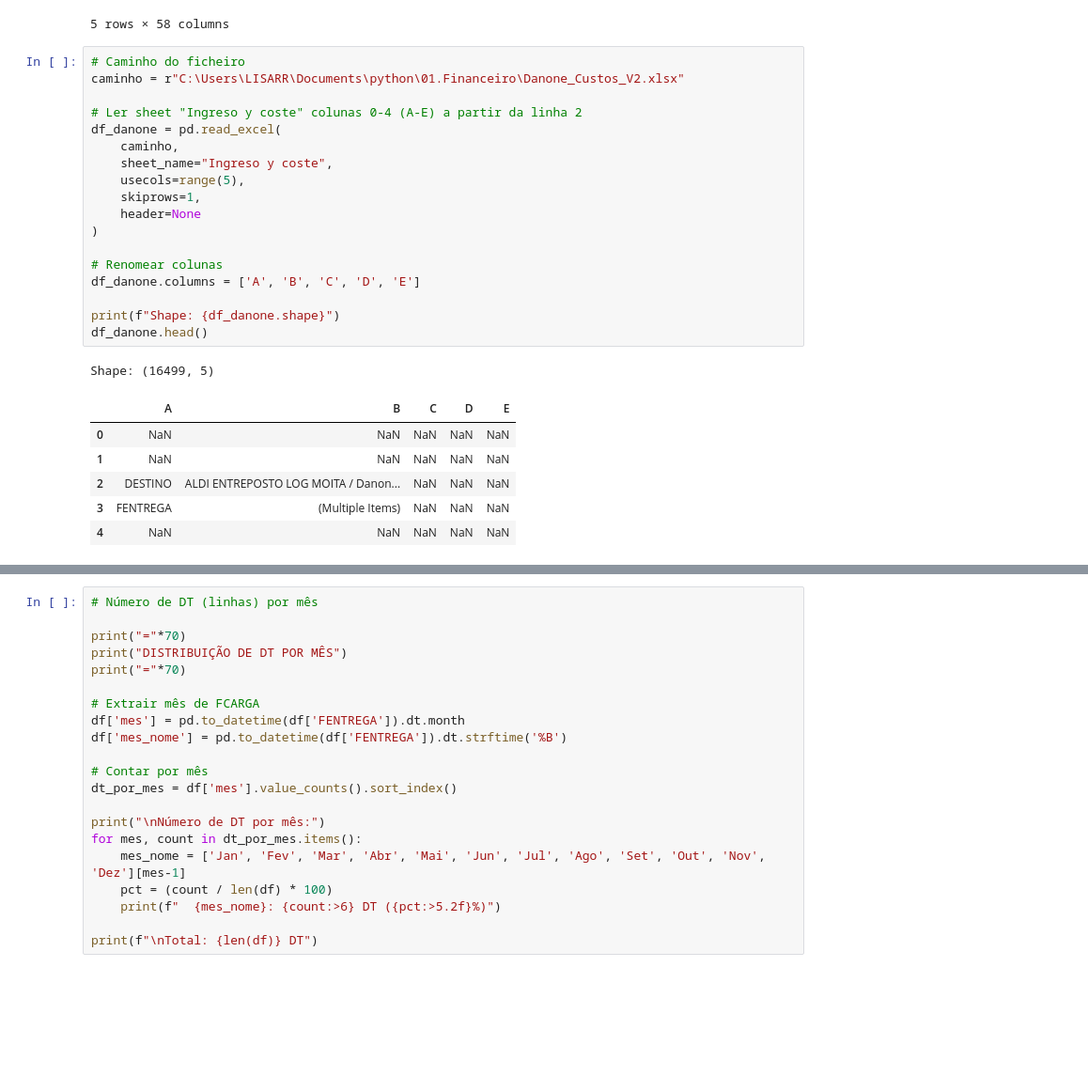
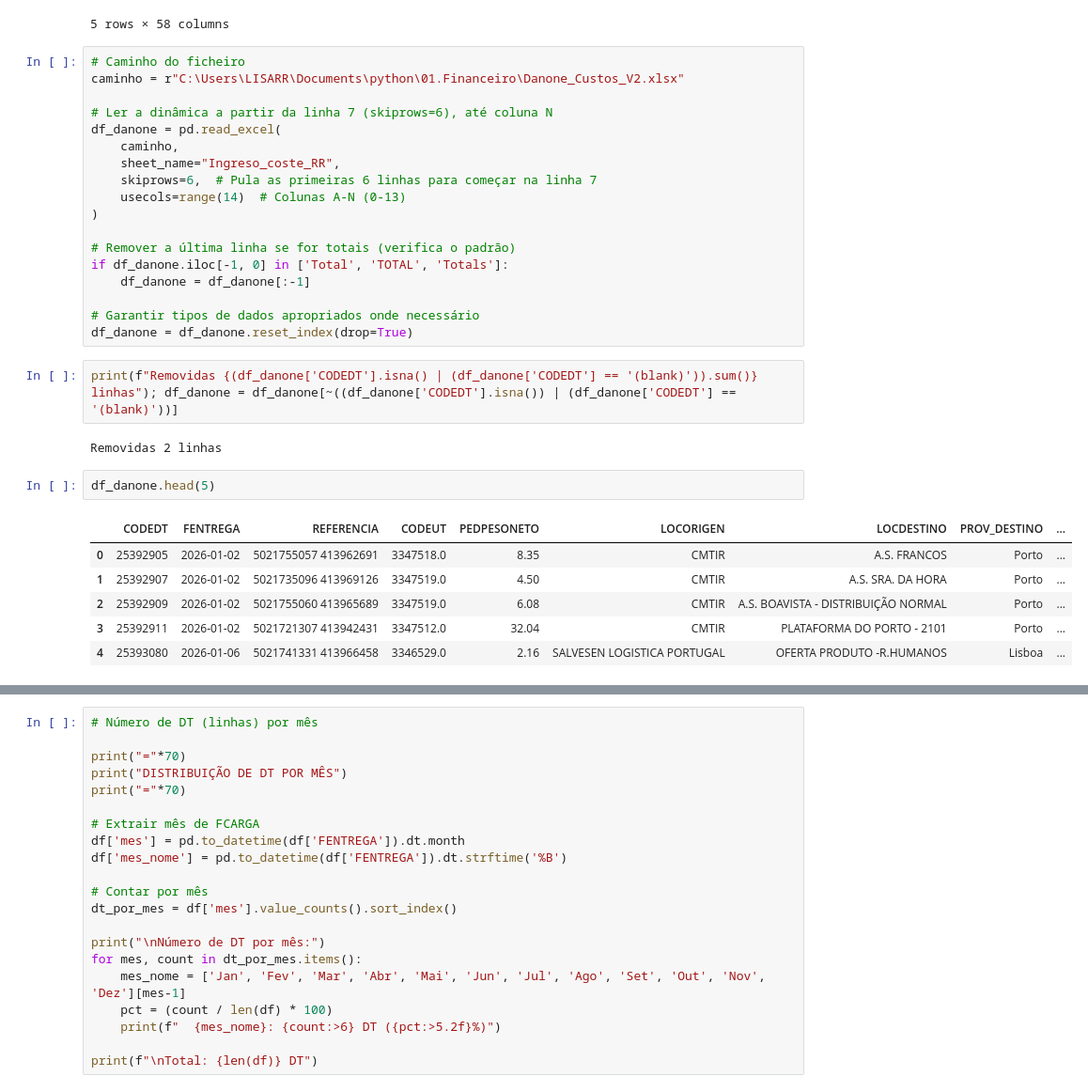
Before and after one commit to ruben-filipe-rocha/Salvesen, a Jupyter notebook: 02.Finance/01_Fin_PBI_inform_27_v2.ipynb, the cells around one changed output, grey strips where cells are left out. Shown at 94% size. Drawn from its saved outputs; the diff is of its cells as text; blank space fills up the shorter version.

```diff
--- a/02.Finance/01_Fin_PBI_inform_27_v2.ipynb
+++ b/02.Finance/01_Fin_PBI_inform_27_v2.ipynb
@@ -90,25 +90,30 @@ dtype: int64
 # Caminho do ficheiro
 caminho = r"C:\Users\LISARR\Documents\python\01.Financeiro\Danone_Custos_V2.xlsx"
 
-# Ler sheet "Ingreso y coste" colunas 0-4 (A-E) a partir da linha 2
+# Ler a dinâmica a partir da linha 7 (skiprows=6), até coluna N
 df_danone = pd.read_excel(
     caminho,
-    sheet_name="Ingreso y coste",
-    usecols=range(5),
-    skiprows=1,
-    header=None
+    sheet_name="Ingreso_coste_RR",
+    skiprows=6,  # Pula as primeiras 6 linhas para começar na linha 7
+    usecols=range(14)  # Colunas A-N (0-13)
 )
 
-# Renomear colunas
-df_danone.columns = ['A', 'B', 'C', 'D', 'E']
+# Remover a última linha se for totais (verifica o padrão)
+if df_danone.iloc[-1, 0] in ['Total', 'TOTAL', 'Totals']:
+    df_danone = df_danone[:-1]
 
-print(f"Shape: {df_danone.shape}")
-df_danone.head()
+# Garantir tipos de dados apropriados onde necessário
+df_danone = df_danone.reset_index(drop=True)
-# %% [output]
-Shape: (16499, 5)
-|  | A | B | C | D | E |
-| 0 | NaN | NaN | NaN | NaN | NaN |
-| 1 | NaN | NaN | NaN | NaN | NaN |
-| 2 | DESTINO | ALDI ENTREPOSTO LOG MOITA / Danon... | NaN | NaN | NaN |
-| 3 | FENTREGA | (Multiple Items) | NaN | NaN | NaN |
-| 4 | NaN | NaN | NaN | NaN | NaN |
+# %%
+print(f"Removidas {(df_danone['CODEDT'].isna() | (df_danone['CODEDT'] == '(blank)')).sum()} linhas"); df_danone = df_danone[~((df_danone['CODEDT'].isna()) | (df_danone['CODEDT'] == '(blank)'))]
+# %% [output]
+Removidas 2 linhas
+# %%
+df_danone.head(5)
+# %% [output]
+|  | CODEDT | FENTREGA | REFERENCIA | CODEUT | PEDPESONETO | LOCORIGEN | LOCDESTINO | PROV_DESTINO | ... |
+| 0 | 25392905 | 2026-01-02 | 5021755057 413962691 | 3347518.0 | 8.35 | CMTIR | A.S. FRANCOS | Porto | ... |
+| 1 | 25392907 | 2026-01-02 | 5021735096 413969126 | 3347519.0 | 4.50 | CMTIR | A.S. SRA. DA HORA | Porto | ... |
+| 2 | 25392909 | 2026-01-02 | 5021755060 413965689 | 3347519.0 | 6.08 | CMTIR | A.S. BOAVISTA - DISTRIBUIÇÃO NORMAL | Porto | ... |
+| 3 | 25392911 | 2026-01-02 | 5021721307 413942431 | 3347512.0 | 32.04 | CMTIR | PLATAFORMA DO PORTO - 2101 | Porto | ... |
+| 4 | 25393080 | 2026-01-06 | 5021741331 413966458 | 3346529.0 | 2.16 | SALVESEN LOGISTICA PORTUGAL | OFERTA PRODUTO -R.HUMANOS | Lisboa | ... |
```
Also changed, not shown: parts of 25 cells of this notebook.
